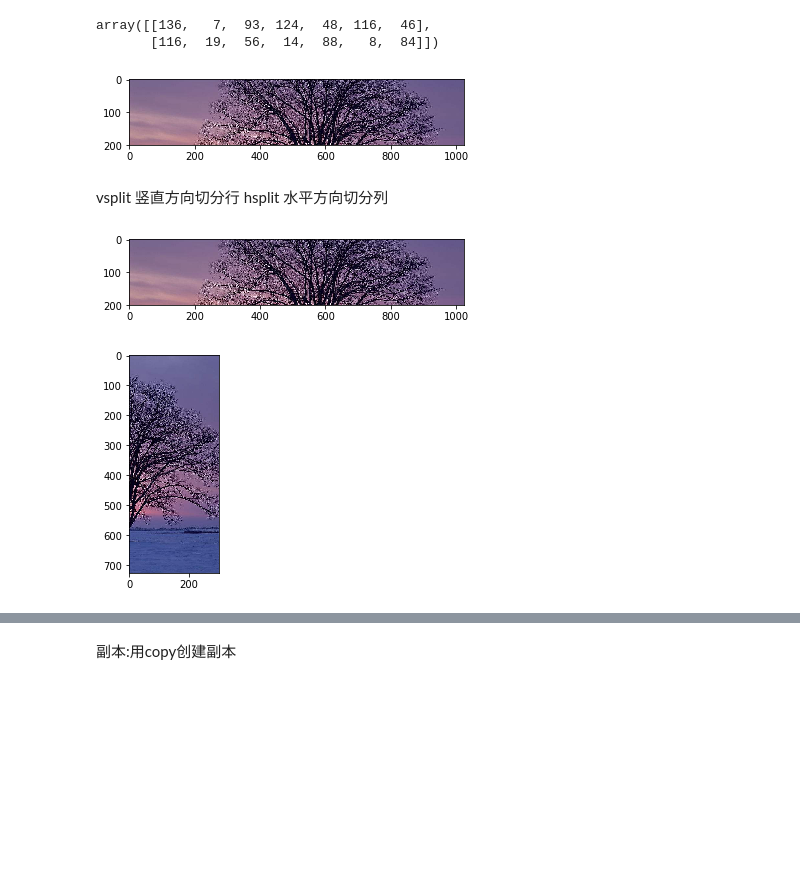
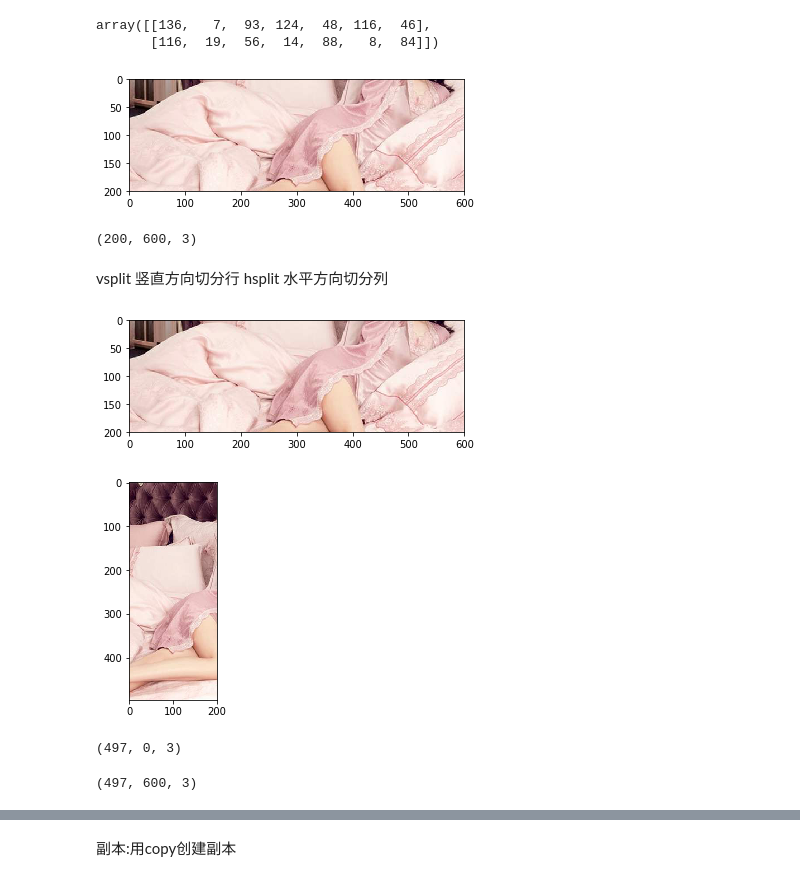
Before and after one commit to z1z22/myjupyter, a Jupyter notebook: numpy.ipynb, the cells around one changed output, grey strips where cells are left out. Saved outputs shown, nothing was run; the diff lists cells and outputs as text; code cells hidden in the pictures; blank space fills up the shorter version.

```diff
--- a/numpy.ipynb
+++ b/numpy.ipynb
@@ -319,0 +341,3 @@ plt.show()
+# %%
+pic2 = plt.imread('data/timg1.jpeg')
+timg = plt.imread('data/timg.jpeg')
@@ -392,7 +502,11 @@ pic = np.split(timg,(200,400))[1]
 plt.imshow(pic)
 plt.show()
 # %% [output]
-[figure, old version]
+[figure, new version]
+# %%
+pic.shape
+# %% [output]
+(200, 600, 3)
 # %% [markdown]
 vsplit
 竖直方向切分行
@@ -403,10 +517,18 @@ pic = np.vsplit(timg,(200,400))[1]
 plt.imshow(pic)
 plt.show()
 # %% [output]
-[figure, old version]
+[figure, new version]
 # %%
-pic = np.hsplit(timg,(200,600,900))[2]
+pic = np.hsplit(timg,(200,400))[1]
 plt.imshow(pic)
 plt.show()
 # %% [output]
-[figure, old version]
+[figure, new version]
+# %%
+pic.shape
+# %% [output]
+(497, 0, 3)
+# %%
+timg.shape
+# %% [output]
+(497, 600, 3)
```
Also changed, not shown: parts of 76 cells of this notebook, 1 other file.
